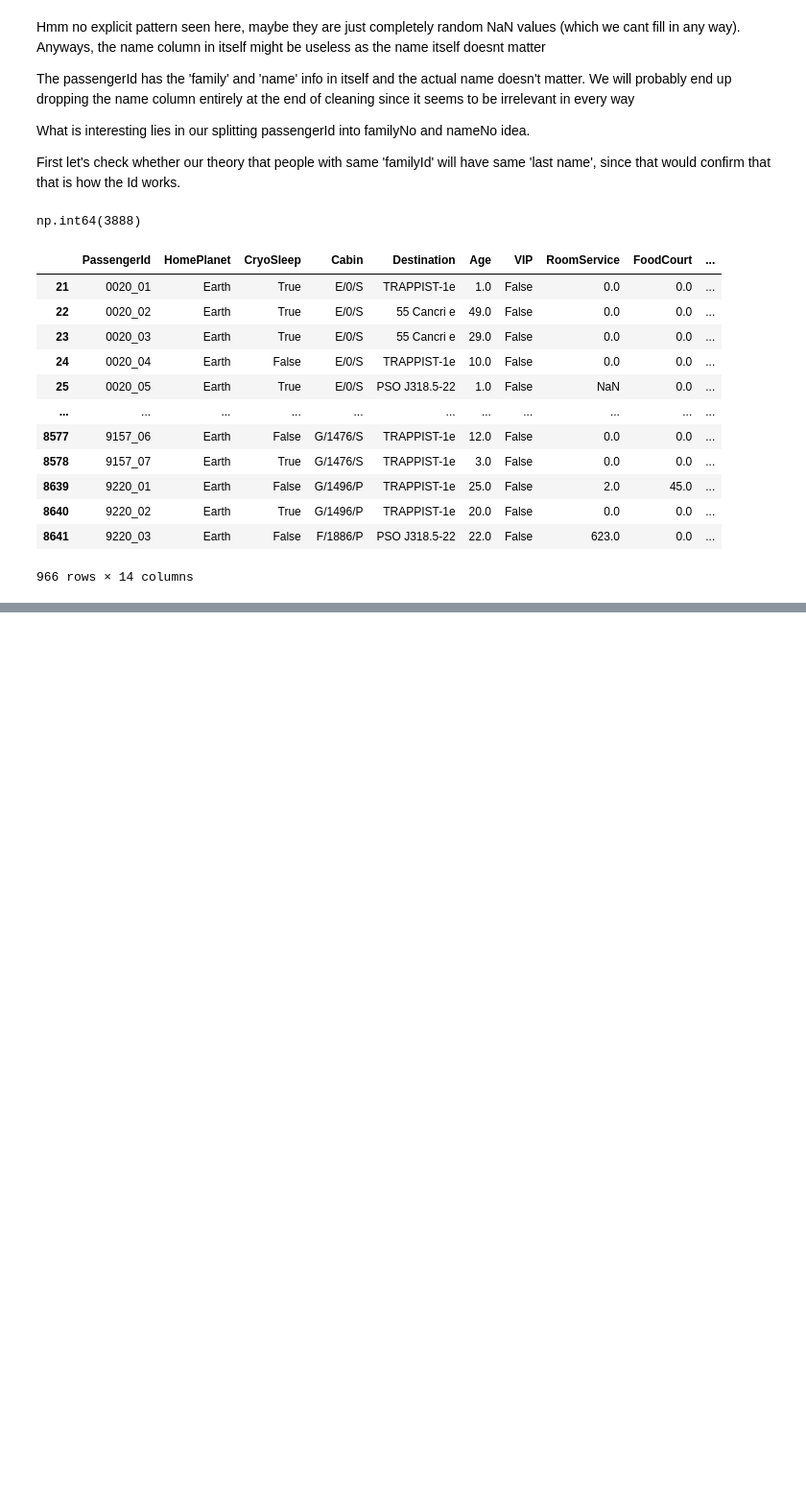
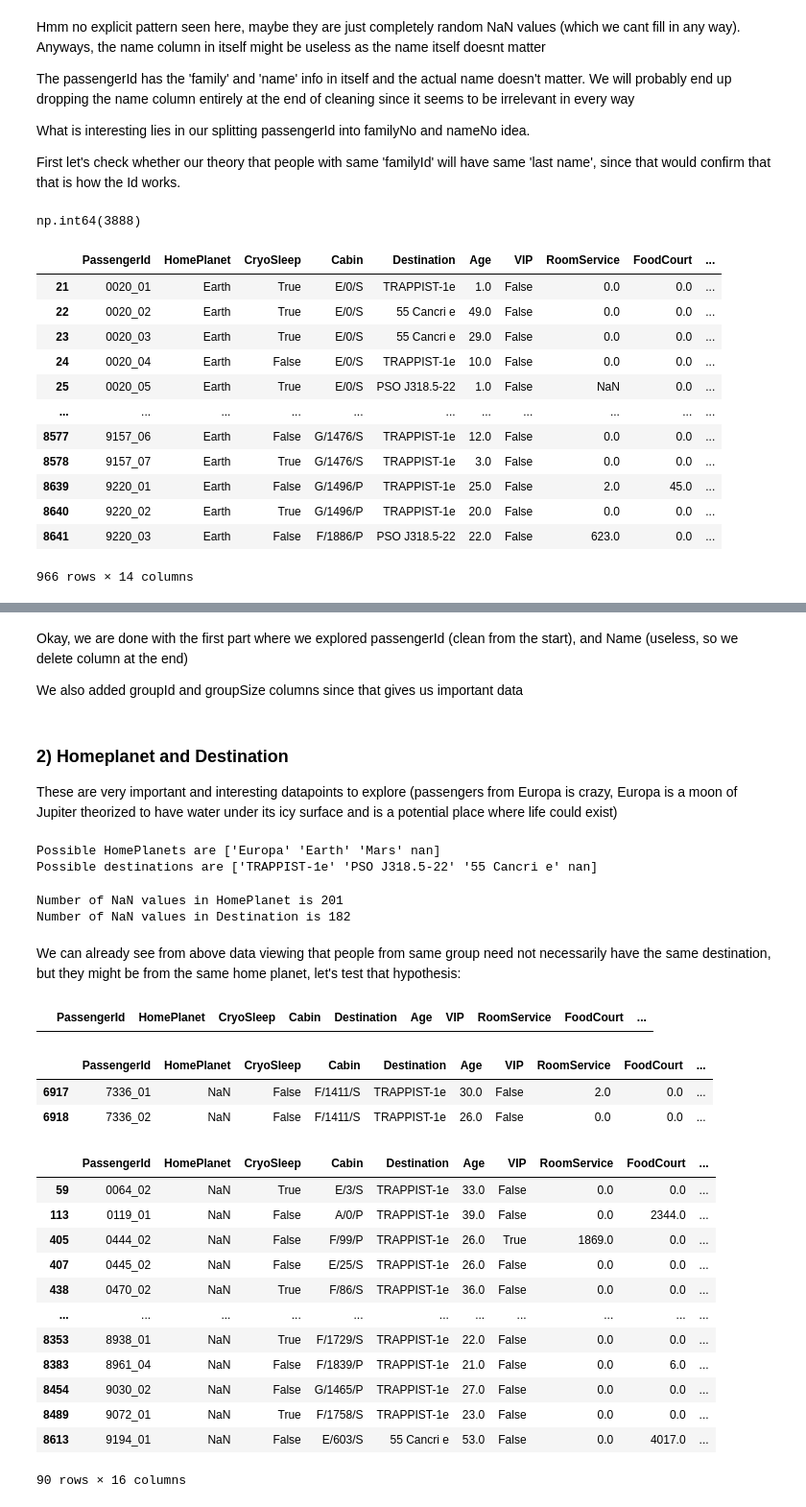
Before and after one commit to bestboybest/OlympusTech3.0--AstroGoodBoy, a Jupyter notebook: Task2/AstroGoodBoy_notebook_cleaning.ipynb, the cells around one changed output, grey strips where cells are left out. Shown: that part at 96% size. Saved outputs shown, nothing was run; the diff lists cells and outputs as text; code cells hidden in the pictures; blank space fills up the shorter version.

Commit message:
finished like 20% of the cleaning im guessing

```diff
--- a/Task2/AstroGoodBoy_notebook_cleaning.ipynb
+++ b/Task2/AstroGoodBoy_notebook_cleaning.ipynb
@@ -150,0 +155,12 @@ data.groupby(data[data['PassengerId'].str[:4].duplicated(keep = False)]['Passeng
+# %%
+# PassengerId contains GroupId which is important information to try to explore if people in same group were more likely to be transported or something
+# PersonId (for the people in a group) might not be important
+# But groupSize (number of people in group) could be an influential factor to explore
+
+#We aim to add 2 new columns to a new df (final cleaned version), one is groupId and other is groupSize
+
+cleanData = data.copy()
+
+#Creating groupId column
+cleanData['GroupId'] = data['PassengerId'].str[:4]
+cleanData.head()
@@ -150,0 +174,5 @@ data.groupby(data[data['PassengerId'].str[:4].duplicated(keep = False)]['Passeng
+# %%
+# Creating groupSize column
+
+cleanData['GroupSize'] = data.groupby(data['PassengerId'].str[:4]).transform('size')
+cleanData.head()
@@ -150,0 +192,63 @@ data.groupby(data[data['PassengerId'].str[:4].duplicated(keep = False)]['Passeng
+# %% [markdown]
+Okay, we are done with the first part where we explored passengerId (clean from the start), and Name (useless, so we delete column at the end)
+
+We also added groupId and groupSize columns since that gives us important data
+# %% [markdown]
+### 2) Homeplanet and Destination
+
+These are very important and interesting datapoints to explore (passengers from Europa is crazy, Europa is a moon of Jupiter theorized to have water under its icy surface and is a potential place where life could exist)
+# %%
+#Let's know the possible planets and destinations
+
+print(f"Possible HomePlanets are {data['HomePlanet'].unique()}")
+print(f"Possible destinations are {data['Destination'].unique()}")
+# %% [output]
+Possible HomePlanets are ['Europa' 'Earth' 'Mars' nan]
+Possible destinations are ['TRAPPIST-1e' 'PSO J318.5-22' '55 Cancri e' nan]
+# %%
+#Number of Nan values
+
+print(f"Number of NaN values in HomePlanet is {data['HomePlanet'].isna().sum()}")
+print(f"Number of NaN values in Destination is {data['Destination'].isna().sum()}")
+# %% [output]
+Number of NaN values in HomePlanet is 201
+Number of NaN values in Destination is 182
+# %% [markdown]
+We can already see from above data viewing that people from same group need not necessarily have the same destination, but they might be from the same home planet, let's test that hypothesis:
+# %%
+# Are people in same group from the same home planet?
+
+cleanData.groupby(cleanData['GroupId']).filter(lambda x: (x['HomePlanet'].nunique(dropna = True) != 1) & (x['HomePlanet'].nunique(dropna = True) != 0))
+
+#Yes, people from the same group are from the same home planet, we can use this to fill in some NaN values.
+# %% [output]
+|  | PassengerId | HomePlanet | CryoSleep | Cabin | Destination | Age | VIP | RoomService | FoodCourt | ... |
+# %%
+#Let's check if there's any case where everyone in group has NaN HomePlanet value
+
+cleanData.groupby(cleanData['GroupId']).filter(lambda x: ((x['HomePlanet'].isna() == True).all()) & ((x['GroupSize'] > 1).all()))
+
+#Only these 2 bozos, let's deal with them separately later
+# %% [output]
+|  | PassengerId | HomePlanet | CryoSleep | Cabin | Destination | Age | VIP | RoomService | FoodCourt | ... |
+| 6917 | 7336_01 | NaN | False | F/1411/S | TRAPPIST-1e | 30.0 | False | 2.0 | 0.0 | ... |
+| 6918 | 7336_02 | NaN | False | F/1411/S | TRAPPIST-1e | 26.0 | False | 0.0 | 0.0 | ... |
+# %%
+#Let's find all NaN values of people in group, to fill them in with the same HomePlanet as the rest of the group
+
+cleanData[((cleanData['GroupSize'] > 1) & (cleanData['HomePlanet'].isna())) & (cleanData['GroupId'] != '7336')]
+#We can deal with 90 such values
+# %% [output]
+|  | PassengerId | HomePlanet | CryoSleep | Cabin | Destination | Age | VIP | RoomService | FoodCourt | ... |
+| 59 | 0064_02 | NaN | True | E/3/S | TRAPPIST-1e | 33.0 | False | 0.0 | 0.0 | ... |
+| 113 | 0119_01 | NaN | False | A/0/P | TRAPPIST-1e | 39.0 | False | 0.0 | 2344.0 | ... |
+| 405 | 0444_02 | NaN | False | F/99/P | TRAPPIST-1e | 26.0 | True | 1869.0 | 0.0 | ... |
+| 407 | 0445_02 | NaN | False | E/25/S | TRAPPIST-1e | 26.0 | False | 0.0 | 0.0 | ... |
+| 438 | 0470_02 | NaN | True | F/86/S | TRAPPIST-1e | 36.0 | False | 0.0 | 0.0 | ... |
+| ... | ... | ... | ... | ... | ... | ... | ... | ... | ... | ... |
+| 8353 | 8938_01 | NaN | True | F/1729/S | TRAPPIST-1e | 22.0 | False | 0.0 | 0.0 | ... |
+| 8383 | 8961_04 | NaN | False | F/1839/P | TRAPPIST-1e | 21.0 | False | 0.0 | 6.0 | ... |
+| 8454 | 9030_02 | NaN | False | G/1465/P | TRAPPIST-1e | 27.0 | False | 0.0 | 0.0 | ... |
+| 8489 | 9072_01 | NaN | True | F/1758/S | TRAPPIST-1e | 23.0 | False | 0.0 | 0.0 | ... |
+| 8613 | 9194_01 | NaN | False | E/603/S | 55 Cancri e | 53.0 | False | 0.0 | 4017.0 | ... |
+90 rows × 16 columns
```
Also changed, not shown: parts of 14 cells of this notebook.
